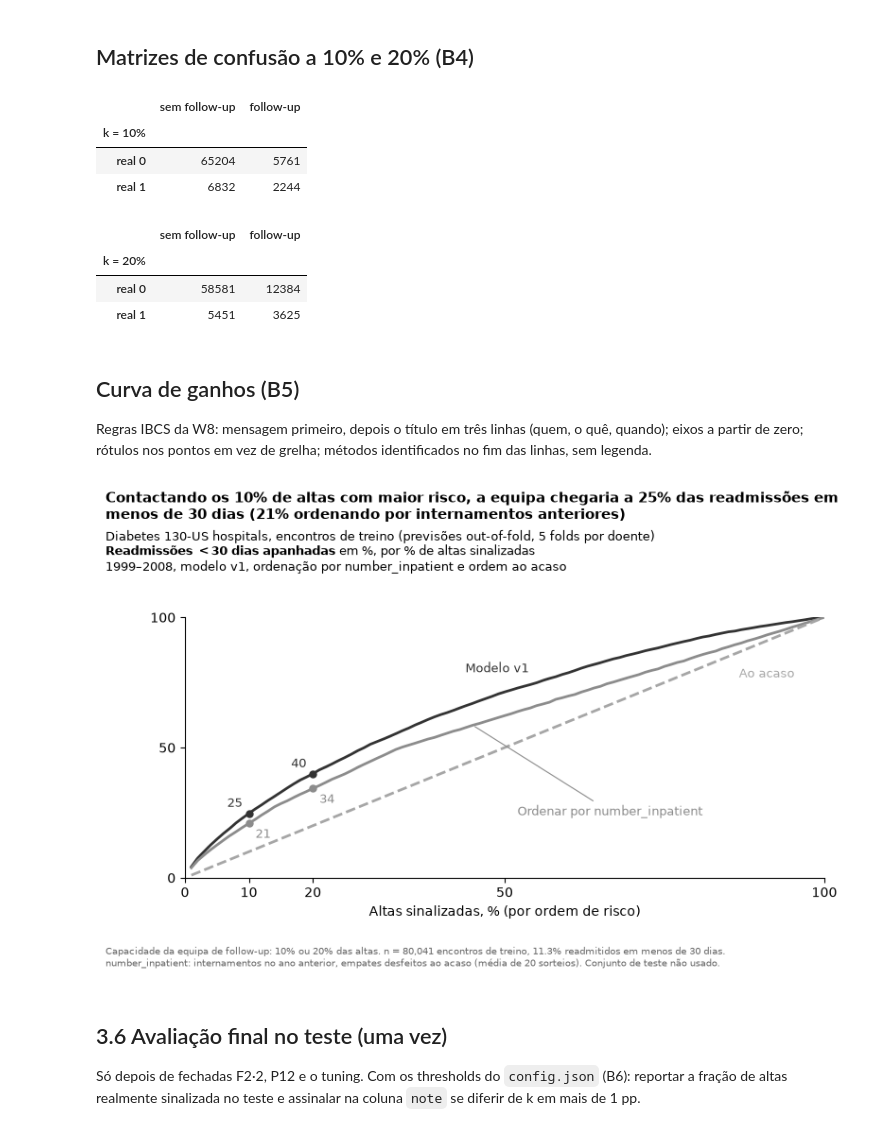
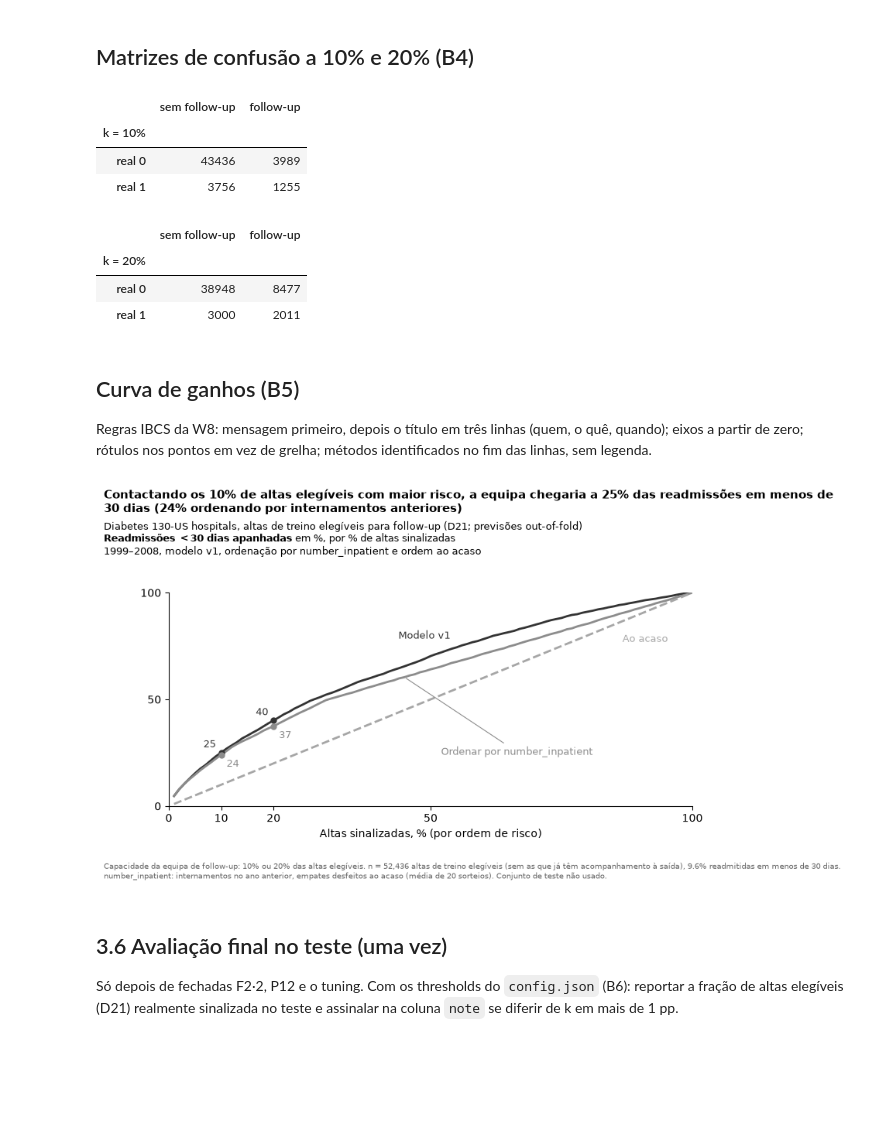
Before and after one commit to EDSB26G11/Bootcamp_Projetos, a Jupyter notebook: notebooks/04_tuning_selection.ipynb, the cells around one changed output. Drawn from its saved outputs; the diff is of its cells as text; code cells hidden in the pictures; blank space fills up the shorter version.

```diff
--- a/notebooks/04_tuning_selection.ipynb
+++ b/notebooks/04_tuning_selection.ipynb
@@ -98,5 +144,5 @@ Um corte por capacidade k: o quantil (1 − k) das OOF. Sem tiers.
 # %%
-cap = capacity_table(data.y_train, oof)
+cap = capacity_table(y_e, oof_e)
 cap.round(4)
 # %% [output]
 |  | threshold | n_sinalizados | pct_sinalizados | recall | precision | lift | readm_por_100_followups | ... |
@@ -110,16 +156,16 @@ cap.round(4)
 # %%
 rows = []
 for k in CAPACITIES:
-    b = rank_baseline_at_k(data.y_train, data.X_train["number_inpatient"], k)
+    b = rank_baseline_at_k(y_e, X_e["number_inpatient"], k)
     for method, rec, prec in [("Modelo v1 (HistGradientBoosting)", cap.loc[k, "recall"], cap.loc[k, "precision"]),
                               ("Ordenar por internamentos anteriores", b["recall_mean"], b["precision_mean"]),
-                              ("Ordem ao acaso", k, BASE_RATE)]:
+                              ("Ordem ao acaso", k, y_e.mean())]:
         rows.append({"k": k, "metodo": method, "recall": rec, "precision": prec,
-                     "readm_por_1000_altas": 1000 * k * prec, "encontradas": round(len(oof) * k * prec)})
+                     "readm_por_1000_altas": 1000 * k * prec, "encontradas": round(len(oof_e) * k * prec)})
 comp = pd.DataFrame(rows)
 comp.to_csv(ROOT / "reports" / "capacity_comparison_v1.csv", index=False)  # lido pelo Projeto_Final
 comp = comp.set_index(["k", "metodo"])
-rule = (data.X_train["number_inpatient"] >= 1).mean()
-print(f"Regra number_inpatient >= 1: sinaliza {rule:.1%} das altas (não é comparável a 10% ou 20%).")
+rule = (X_e["number_inpatient"] >= 1).mean()
+print(f"Regra number_inpatient >= 1: sinaliza {rule:.1%} das altas elegíveis (não é comparável a 10% ou 20%).")
 comp.round(3)
 # %% [output]
@@ -136,26 +182,26 @@ Regra number_inpatient >= 1: sinaliza 33.3% das altas (não é comparável a 10%
 ## Matrizes de confusão a 10% e 20% (B4)
 # %%
 for k in CAPACITIES:
-    c = confusion_at_k(data.y_train, oof, k)
+    c = confusion_at_k(y_e, oof_e, k)
     m = pd.DataFrame(c["matrix"], index=["real 0", "real 1"], columns=["sem follow-up", "follow-up"])
     m.to_csv(ROOT / "reports" / f"confusion_k{int(k * 100)}.csv")
     display(m.rename_axis(f"k = {k:.0%}"))
 # %% [output]
 |  | sem follow-up | follow-up |
 | k = 10% |  |  |
-| real 0 | 65204 | 5761 |
-| real 1 | 6832 | 2244 |
+| real 0 | 43436 | 3989 |
+| real 1 | 3756 | 1255 |
 |  | sem follow-up | follow-up |
 | k = 20% |  |  |
-| real 0 | 58581 | 12384 |
-| real 1 | 5451 | 3625 |
+| real 0 | 38948 | 8477 |
+| real 1 | 3000 | 2011 |
 # %% [markdown]
 ## Curva de ganhos (B5)
 
 Regras IBCS da W8: mensagem primeiro, depois o título em três linhas (quem, o quê, quando); eixos a partir de zero; rótulos nos pontos em vez de grelha; métodos identificados no fim das linhas, sem legenda.
 # %%
-g_model = gains_curve(data.y_train, oof)
-g_inp = gains_curve(data.y_train, data.X_train["number_inpatient"], n_draws=20)
+g_model = gains_curve(y_e, oof_e)
+g_inp = gains_curve(y_e, X_e["number_inpatient"], n_draws=20)
 x10 = g_model.loc[g_model["k"].round(2) == 0.10, "pct_readm_apanhadas"].iat[0]
 b10 = g_inp.loc[g_inp["k"].round(2) == 0.10, "pct_readm_apanhadas"].iat[0]
 
@@ -165,42 +211,42 @@ g_rand = pd.DataFrame({"k": g_model["k"], "pct_readm_apanhadas": 100 * g_model["
 lines = [(g_model, "Modelo v1", "#333333", "-", 55, (-6, 8), "right"),
          (g_inp, None, "#8c8c8c", "-", None, None, None),
          (g_rand, "Ao acaso", "#a6a6a6", "--", 85, (8, -16), "left")]
 at = lambda g, k: g.loc[(100 * g["k"]).round() == k, "pct_readm_apanhadas"].iat[0]
 for g, label, color, ls, xk, off, ha in lines:
     ax.plot(100 * g["k"], g["pct_readm_apanhadas"], color=color, ls=ls, lw=2)
     if label:
         ax.annotate(label, (xk, at(g, xk)), xytext=off, textcoords="offset points", ha=ha, fontsize=9, color=color)
 # Sem espaço entre as duas linhas cinzentas: rótulo em baixo, com linha de chamada.
 ax.annotate("Ordenar por number_inpatient", (45, at(g_inp, 45)), xytext=(52, 24), textcoords="data",
             fontsize=9, color="#8c8c8c", arrowprops=dict(arrowstyle="-", color="#8c8c8c", lw=0.8))
 for k in (10, 20):
     for g, color, off, ha in [(g_model, "#333333", (-5, 5), "right"), (g_inp, "#8c8c8c", (5, -11), "left")]:
         y = at(g, k)
         ax.plot(k, y, "o", color=color, ms=5)
         ax.annotate(f"{y:.0f}", (k, y), xytext=off, textcoords="offset points", ha=ha, fontsize=9, color=color)
 ax.set_xlim(0, 100); ax.set_ylim(0, 100)
 ax.set_xticks([0, 10, 20, 50, 100]); ax.set_yticks([0, 50, 100])
 ax.spines[["top", "right"]].set_visible(False)
 ax.set_xlabel("Altas sinalizadas, % (por ordem de risco)")
-fig.text(0.02, 0.98, f"Contactando os 10% de altas com maior risco, a equipa chegaria a {x10:.0f}% das readmissões "
+fig.text(0.02, 0.98, f"Contactando os 10% de altas elegíveis com maior risco, a equipa chegaria a {x10:.0f}% das readmissões "
          f"em menos de 30 dias ({b10:.0f}% ordenando por internamentos anteriores)",
          fontsize=10.5, fontweight="bold", va="top", wrap=True)
-fig.text(0.02, 0.90, "Diabetes 130-US hospitals, encontros de treino (previsões out-of-fold, 5 folds por doente)\n"
+fig.text(0.02, 0.90, "Diabetes 130-US hospitals, altas de treino elegíveis para follow-up (D21; previsões out-of-fold)\n"
          r"$\bf{Readmissões\ <30\ dias\ apanhadas}$ em %, por % de altas sinalizadas" "\n"
          "1999–2008, modelo v1, ordenação por number_inpatient e ordem ao acaso", fontsize=9, va="top")
-fig.text(0.02, 0.01, f"Capacidade da equipa de follow-up: 10% ou 20% das altas. n = {len(oof):,} encontros de treino, "
-         f"{BASE_RATE:.1%} readmitidos em menos de 30 dias.\n"
+fig.text(0.02, 0.01, f"Capacidade da equipa de follow-up: 10% ou 20% das altas elegíveis. n = {len(oof_e):,} altas de treino elegíveis (sem as que já têm acompanhamento à saída), "
+         f"{y_e.mean():.1%} readmitidas em menos de 30 dias.\n"
          "number_inpatient: internamentos no ano anterior, empates desfeitos ao acaso (média de 20 sorteios). "
          "Conjunto de teste não usado.", fontsize=7.5, color="#666666")
 fig.subplots_adjust(top=0.72, bottom=0.19, right=0.97)
 fig.savefig(FIG / "gains_curve_v1.png", dpi=150)
 plt.show()
 # %% [output]
-[figure, old version]
+[figure, new version]
 # %% [markdown]
 ## 3.6 Avaliação final no teste (uma vez)
 
-Só depois de fechadas F2·2, P12 e o tuning. Com os thresholds do `config.json` (B6): reportar a fração de altas realmente sinalizada no teste e assinalar na coluna `note` se diferir de k em mais de 1 pp.
+Só depois de fechadas F2·2, P12 e o tuning. Com os thresholds do `config.json` (B6): reportar a fração de altas elegíveis (D21) realmente sinalizada no teste e assinalar na coluna `note` se diferir de k em mais de 1 pp.
 # %%
 # from src.models.train import fit_final, load_model
 # bundle = load_model()
```
Also changed, not shown: parts of 7 cells of this notebook, 19 other files.
